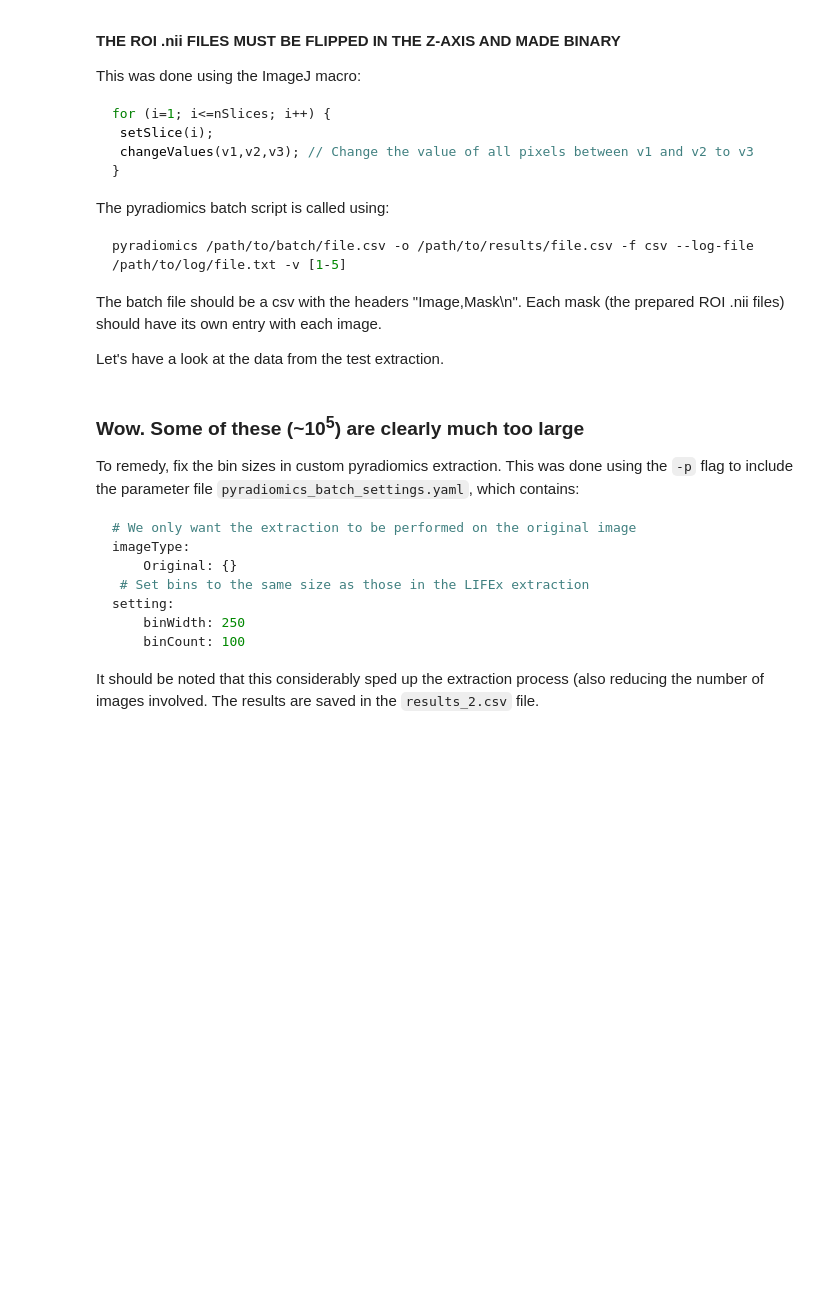
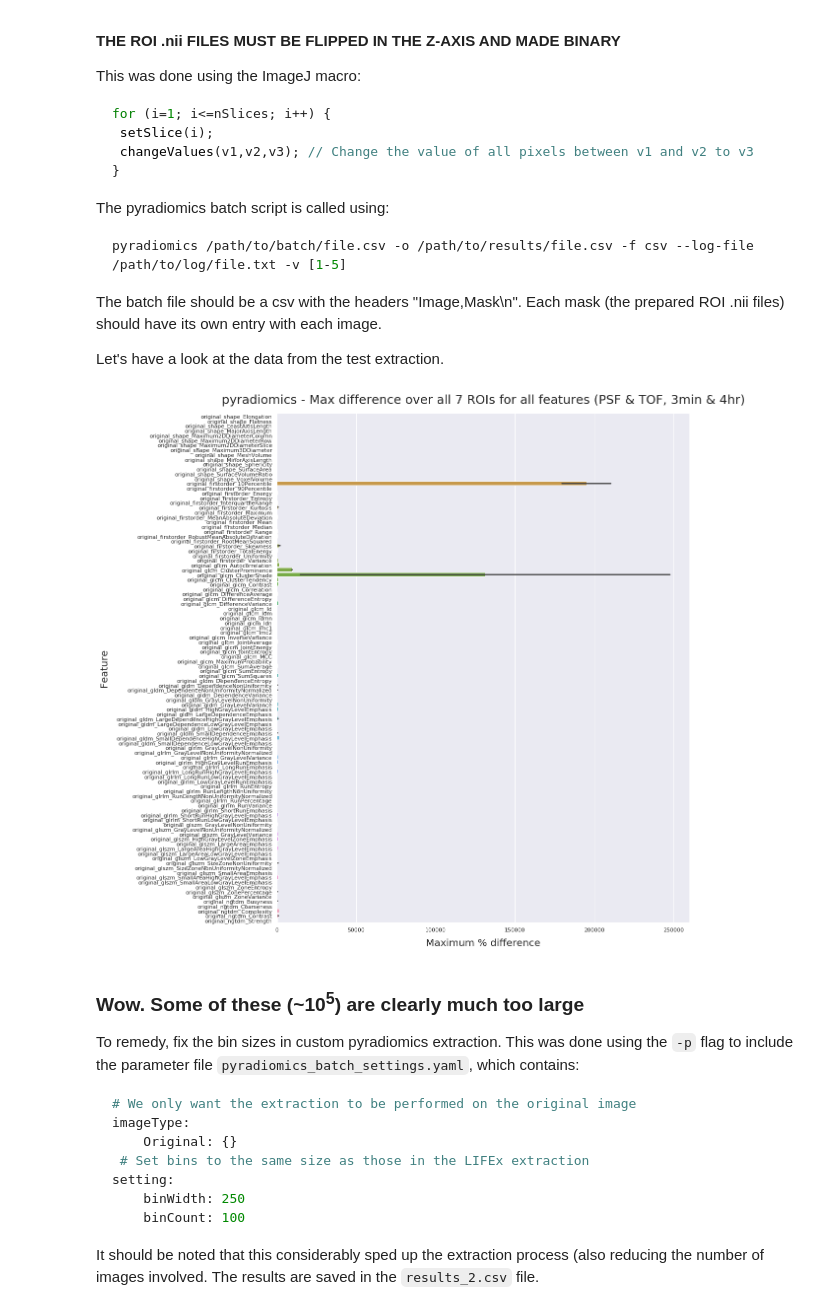
Before and after one commit to gnee-git/e7_validation, a Jupyter notebook: e7_validation_pt3.ipynb, the cells around one changed output. Saved outputs shown, nothing was run; the diff lists cells and outputs as text; code cells hidden in the pictures; blank space fills up the shorter version.

```diff
--- a/e7_validation_pt3.ipynb
+++ b/e7_validation_pt3.ipynb
@@ -95,16 +95,7 @@ patient_dict = {
     "/home/gn/SCANNER_DATA/GeNEMA_2Oct19/scannernii/#11_Iterative+ToF+PSF_2-21_256z1-1_5mm.nii" : 14,
     "/home/gn/SCANNER_DATA/GeNEMA_2Oct19/scannernii/#12_4hrs_Iterative+ToF+PSF_2-21_256z1-1_5mm.nii" : 12
 }
-lifex_pyrad_dict = {
-    "CONVENTIONAL_kBq/mLmin":"original_firstorder_Minimum",
-    "CONVENTIONAL_kBq/mLmean":"original_firstorder_Mean",
-    "CONVENTIONAL_kBq/mLstd":"original_firstorder_Variance",  # Note - will have to square-root this column!
-    "CONVENTIONAL_kBq/mLmax":"original_firstorder_Maximum",
-    "HISTO_Skewness":"original_firstorder_Skewness",
-    "HISTO_Kurtosis":"original_firstorder_Kurtosis",
-    "HISTO_Entropy_log2":"original_firstorder_Entropy",
-    "HISTO_Energy":"original_firstorder_Energy"
-}
+
 p_3m_e7 = "/home/gn/SCANNER_DATA/GeNEMA_2Oct19/e7nii/GeNEMA_jsr_256-00-PSFTOF_000_000_ctm.v-DICOM.nii"
 p_4h_e7 = "/home/gn/SCANNER_DATA/GeNEMA_2Oct19/e7nii/GeNEMA_jsr_256-01-PSFTOF_000_000_ctm.v-DICOM.nii"
 p_3m_s  = "/home/gn/SCANNER_DATA/GeNEMA_2Oct19/scannernii/#11_Iterative+ToF+PSF_2-21_256z1-1_5mm.nii"
@@ -121,35 +112,37 @@ dataframelist = []
 for ss in lfpyradorder:
     for elem in DataFrameDict:
         if ss in DataFrameDict[elem].Image.unique()[0]:
             dataframelist.append(DataFrameDict[elem])
 
 dropcols = [x for x in pyrad_results_fromfile.columns if x.split("_")[0] not in ["Image","Mask","original"]]
 # dropcols.append("original_firstorder_10Percentile")
 # dropcols.append("original_glcm_ClusterShade")
 # dropcols.append("original_glszm_LargeAreaHighGrayLevelEmphasis")
 
 for dfi in dataframelist:
     dfi.drop(dropcols,axis=1,inplace=True)
 
 # This step is needed because there's a 0 in the column of one of the 4h scanner-recon ROI "Minimum"
 # This is far from ideal - the Minimum is one of the key metrics to determine differences between the
 # two reconstruction modalities
 for dfi in dataframelist:
     dfi.drop("original_firstorder_Minimum",axis=1,inplace=True)
 
-pyrad_3m_x,pyrad_3m_y = get_xydata(lf,dataframelist,include_all_valid=False,scan_length=3.,calc_method="B")
-pyrad_4h_x,pyrad_4h_y = get_xydata(lf,dataframelist,include_all_valid=False,scan_length=240.,calc_method="B")
+pyrad_3m_x,pyrad_3m_y = get_xydata(lf,dataframelist,include_all_valid=False,scan_length=3.)
+pyrad_4h_x,pyrad_4h_y = get_xydata(lf,dataframelist,include_all_valid=False,scan_length=240.)
 
 pyrad_diffplotDF = pd.DataFrame(data={"Titles":pyrad_3m_y+pyrad_3m_y,"MaxDiff":pyrad_3m_x+pyrad_4h_x })
 fig = plt.figure(figsize=(15,19))
 ax = fig.add_subplot(1, 1, 1)
 sns.barplot(x="MaxDiff",y="Titles",data=pyrad_diffplotDF)
 plt.ylabel("Feature", fontsize=20,labelpad=15)
 plt.xlabel("Maximum % difference",fontsize=20,labelpad=12)
 plt.title("pyradiomics - Max difference over all 7 ROIs for all features (PSF & TOF, 3min & 4hr)",fontsize=25,pad=20)
 plt.savefig("maxdiffplot_pyrad.png",format='png', bbox_inches = "tight")
 plt.show()   # Uncomment this to show the data!
 plt.close()
+# %% [output]
+[figure, added]
 # %% [markdown]
 ### Wow. Some of these (~10<sup>5</sup>) are clearly much too large
 
```
Also changed, not shown: parts of 10 cells of this notebook, 1 other file.
